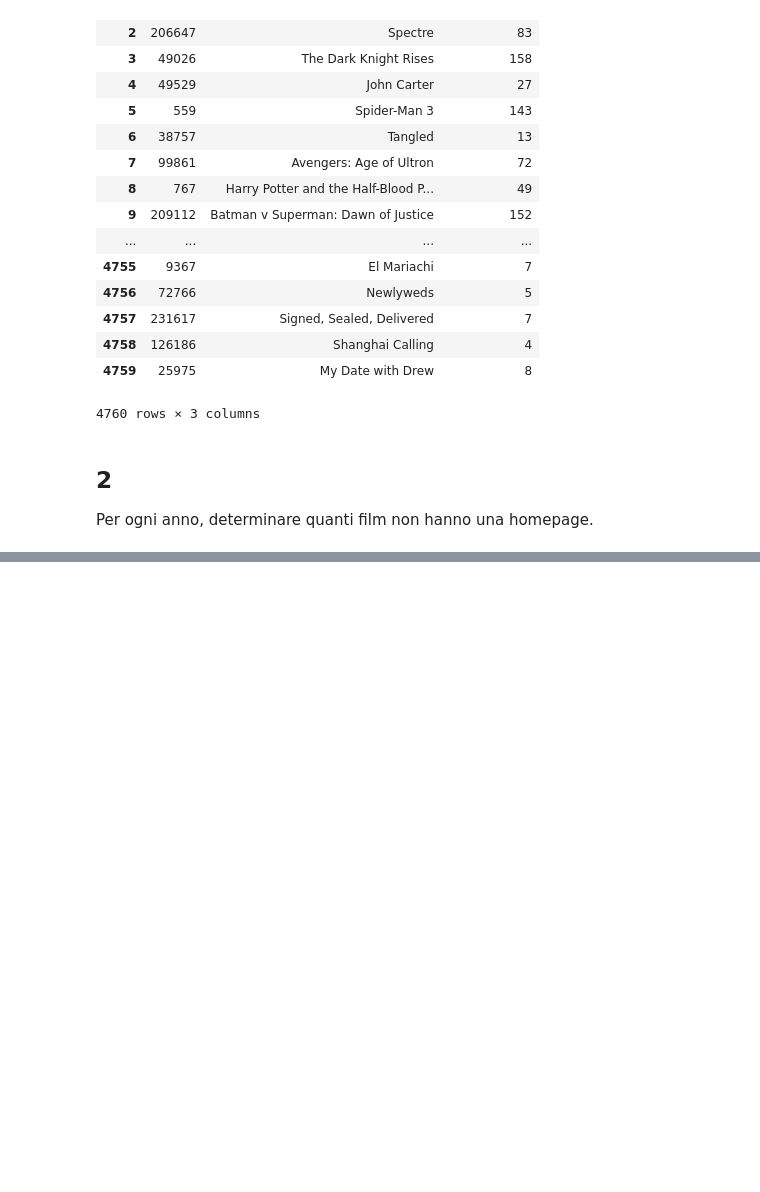
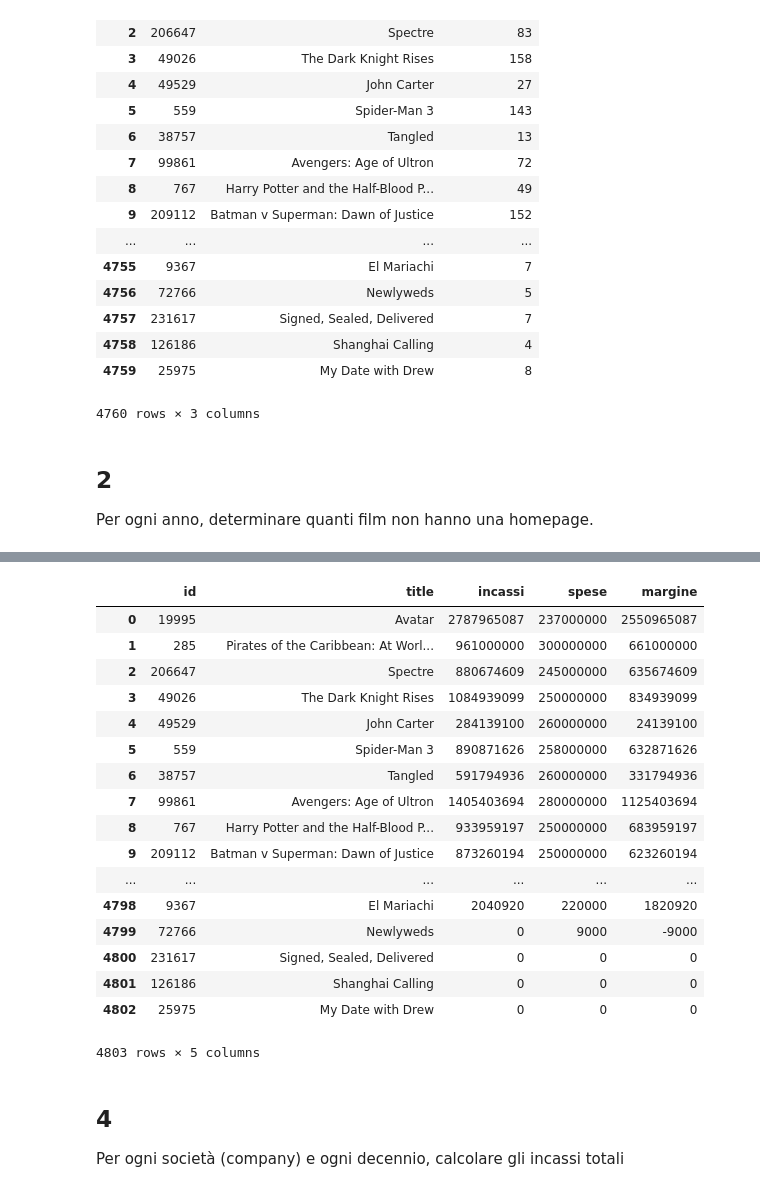
Before and after one commit to alfabetizzazione/python-alfabetizzazione-docenti, a Jupyter notebook: lezione3/analisi film.ipynb, the cells around one changed output, grey strips where cells are left out. Cells and saved outputs as stored; diff of their text form; code cells hidden in the pictures; blank space fills up the shorter version.

```diff
--- a/lezione3/analisi film.ipynb
+++ b/lezione3/analisi film.ipynb
@@ -84,0 +89,27 @@ dtype: int64
+# %%
+film['margine'] = film['incassi'] - film['spese']
+# %%
+film[['id', 'title', 'incassi', 'spese', 'margine']]
+# %% [output]
+|  | id | title | incassi | spese | margine |
+| 0 | 19995 | Avatar | 2787965087 | 237000000 | 2550965087 |
+| 1 | 285 | Pirates of the Caribbean: At Worl... | 961000000 | 300000000 | 661000000 |
+| 2 | 206647 | Spectre | 880674609 | 245000000 | 635674609 |
+| 3 | 49026 | The Dark Knight Rises | 1084939099 | 250000000 | 834939099 |
+| 4 | 49529 | John Carter | 284139100 | 260000000 | 24139100 |
+| 5 | 559 | Spider-Man 3 | 890871626 | 258000000 | 632871626 |
+| 6 | 38757 | Tangled | 591794936 | 260000000 | 331794936 |
+| 7 | 99861 | Avengers: Age of Ultron | 1405403694 | 280000000 | 1125403694 |
+| 8 | 767 | Harry Potter and the Half-Blood P... | 933959197 | 250000000 | 683959197 |
+| 9 | 209112 | Batman v Superman: Dawn of Justice | 873260194 | 250000000 | 623260194 |
+| ... | ... | ... | ... | ... | ... |
+| 4798 | 9367 | El Mariachi | 2040920 | 220000 | 1820920 |
+| 4799 | 72766 | Newlyweds | 0 | 9000 | -9000 |
+| 4800 | 231617 | Signed, Sealed, Delivered | 0 | 0 | 0 |
+| 4801 | 126186 | Shanghai Calling | 0 | 0 | 0 |
+| 4802 | 25975 | My Date with Drew | 0 | 0 | 0 |
+4803 rows × 5 columns
+# %% [markdown]
+## 4
+
+Per ogni società (company) e ogni decennio, calcolare gli incassi totali
```
Also changed, not shown: parts of 11 cells of this notebook.
